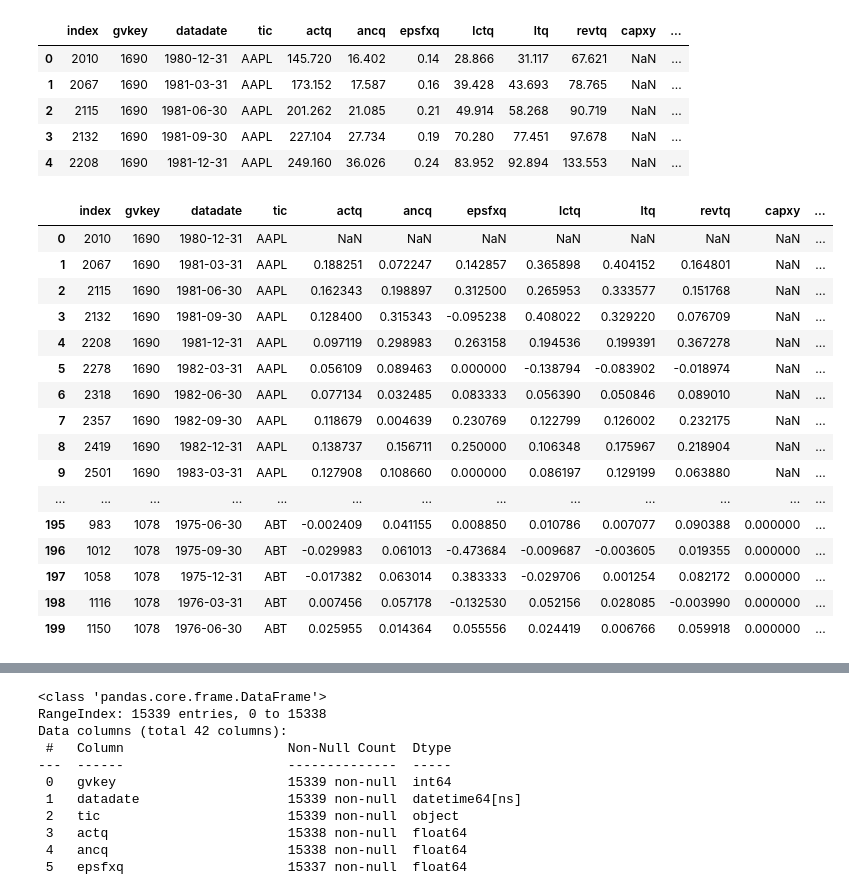
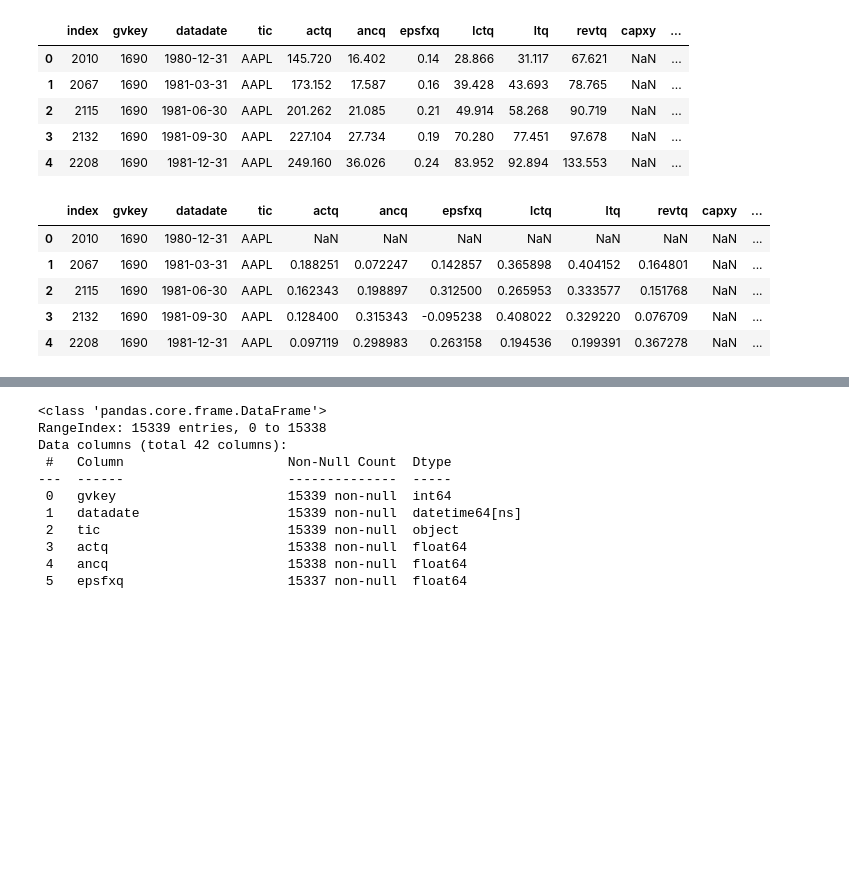
Before and after one commit to edocampione/4YP, a Jupyter notebook: scripts/process_data.ipynb, the cells around one changed output, grey strips where cells are left out. Cells and saved outputs as stored; diff of their text form; code cells hidden in the pictures; blank space fills up the shorter version.

```diff
--- a/scripts/process_data.ipynb
+++ b/scripts/process_data.ipynb
@@ -202,45 +202,34 @@ features = [
     'lctq', 'ltq', 'revtq',
     'capxy', 'prccq',]
 
 ratios = [
     'roa', 'roe','pe_inc', 'divyield',
     'pcf', 'roce',
     'debt_ebitda', 'gpm','evm',
     'cfm', 'npm', 'PEG_trailing',
     'de_ratio', 'curr_ratio', 'ptb']
 
 df[features] = df[features].pct_change()
 
 for col in ratios:
     df[col + '_change'] = df[col].pct_change()
 
 
 df['spindx'] = df['spindx'].pct_change()
 
 df['relative_quarterly_return'] = (df['prccq'] - df['spindx'])
 df['target'] = df['relative_quarterly_return'].shift(-1)
 
 df = df.drop(columns=['prccq', 'spindx'])
 
-df.head(200)
+df.head()
 # %% [output]
 |  | index | gvkey | datadate | tic | actq | ancq | epsfxq | lctq | ltq | revtq | capxy | ... |
 | 0 | 2010 | 1690 | 1980-12-31 | AAPL | NaN | NaN | NaN | NaN | NaN | NaN | NaN | ... |
 | 1 | 2067 | 1690 | 1981-03-31 | AAPL | 0.188251 | 0.072247 | 0.142857 | 0.365898 | 0.404152 | 0.164801 | NaN | ... |
 | 2 | 2115 | 1690 | 1981-06-30 | AAPL | 0.162343 | 0.198897 | 0.312500 | 0.265953 | 0.333577 | 0.151768 | NaN | ... |
 | 3 | 2132 | 1690 | 1981-09-30 | AAPL | 0.128400 | 0.315343 | -0.095238 | 0.408022 | 0.329220 | 0.076709 | NaN | ... |
 | 4 | 2208 | 1690 | 1981-12-31 | AAPL | 0.097119 | 0.298983 | 0.263158 | 0.194536 | 0.199391 | 0.367278 | NaN | ... |
-| 5 | 2278 | 1690 | 1982-03-31 | AAPL | 0.056109 | 0.089463 | 0.000000 | -0.138794 | -0.083902 | -0.018974 | NaN | ... |
-| 6 | 2318 | 1690 | 1982-06-30 | AAPL | 0.077134 | 0.032485 | 0.083333 | 0.056390 | 0.050846 | 0.089010 | NaN | ... |
-| 7 | 2357 | 1690 | 1982-09-30 | AAPL | 0.118679 | 0.004639 | 0.230769 | 0.122799 | 0.126002 | 0.232175 | NaN | ... |
-| 8 | 2419 | 1690 | 1982-12-31 | AAPL | 0.138737 | 0.156711 | 0.250000 | 0.106348 | 0.175967 | 0.218904 | NaN | ... |
-| 9 | 2501 | 1690 | 1983-03-31 | AAPL | 0.127908 | 0.108660 | 0.000000 | 0.086197 | 0.129199 | 0.063880 | NaN | ... |
-| ... | ... | ... | ... | ... | ... | ... | ... | ... | ... | ... | ... | ... |
-| 195 | 983 | 1078 | 1975-06-30 | ABT | -0.002409 | 0.041155 | 0.008850 | 0.010786 | 0.007077 | 0.090388 | 0.000000 | ... |
-| 196 | 1012 | 1078 | 1975-09-30 | ABT | -0.029983 | 0.061013 | -0.473684 | -0.009687 | -0.003605 | 0.019355 | 0.000000 | ... |
-| 197 | 1058 | 1078 | 1975-12-31 | ABT | -0.017382 | 0.063014 | 0.383333 | -0.029706 | 0.001254 | 0.082172 | 0.000000 | ... |
-| 198 | 1116 | 1078 | 1976-03-31 | ABT | 0.007456 | 0.057178 | -0.132530 | 0.052156 | 0.028085 | -0.003990 | 0.000000 | ... |
-| 199 | 1150 | 1078 | 1976-06-30 | ABT | 0.025955 | 0.014364 | 0.055556 | 0.024419 | 0.006766 | 0.059918 | 0.000000 | ... |
 # %%
 # REMOVE FALSE VALUES CAUSED BY PCT CHANGE
 
```
Also changed, not shown: parts of 2 cells of this notebook, 1 other file.
